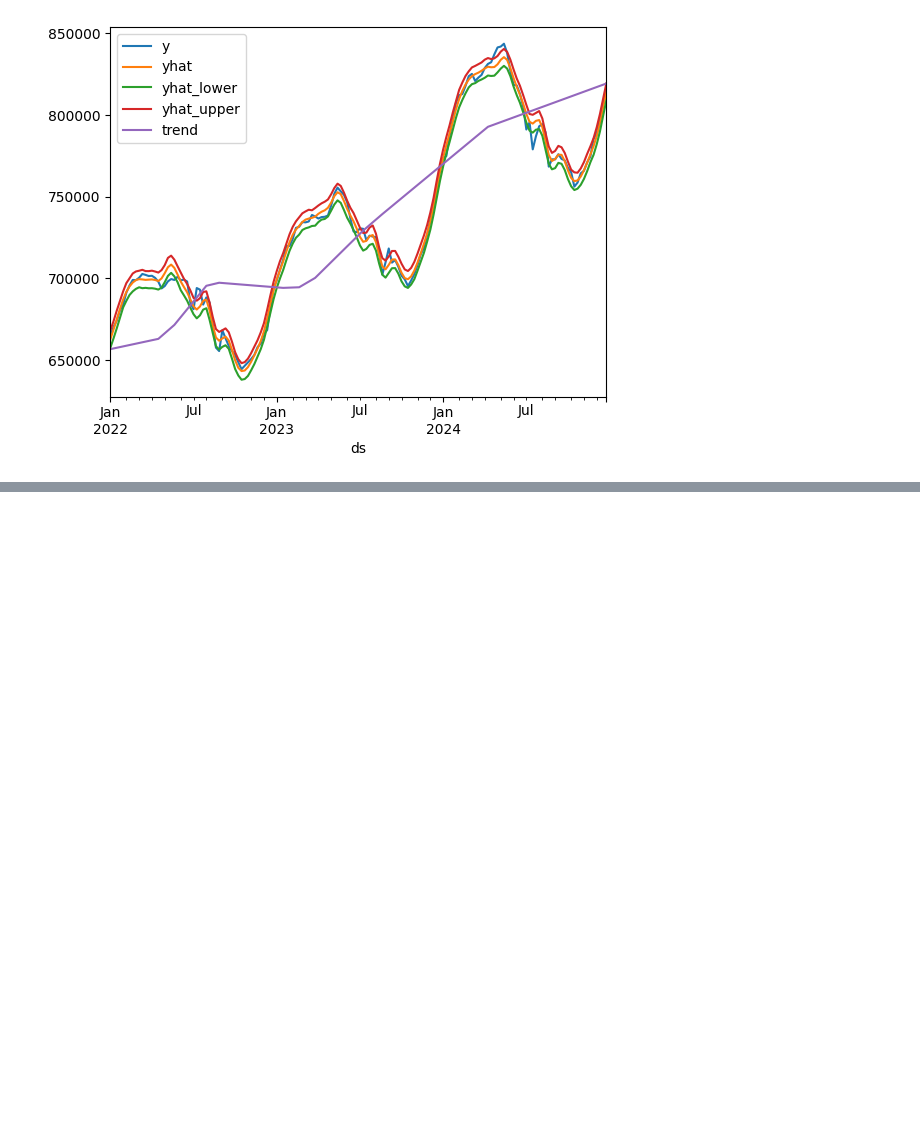
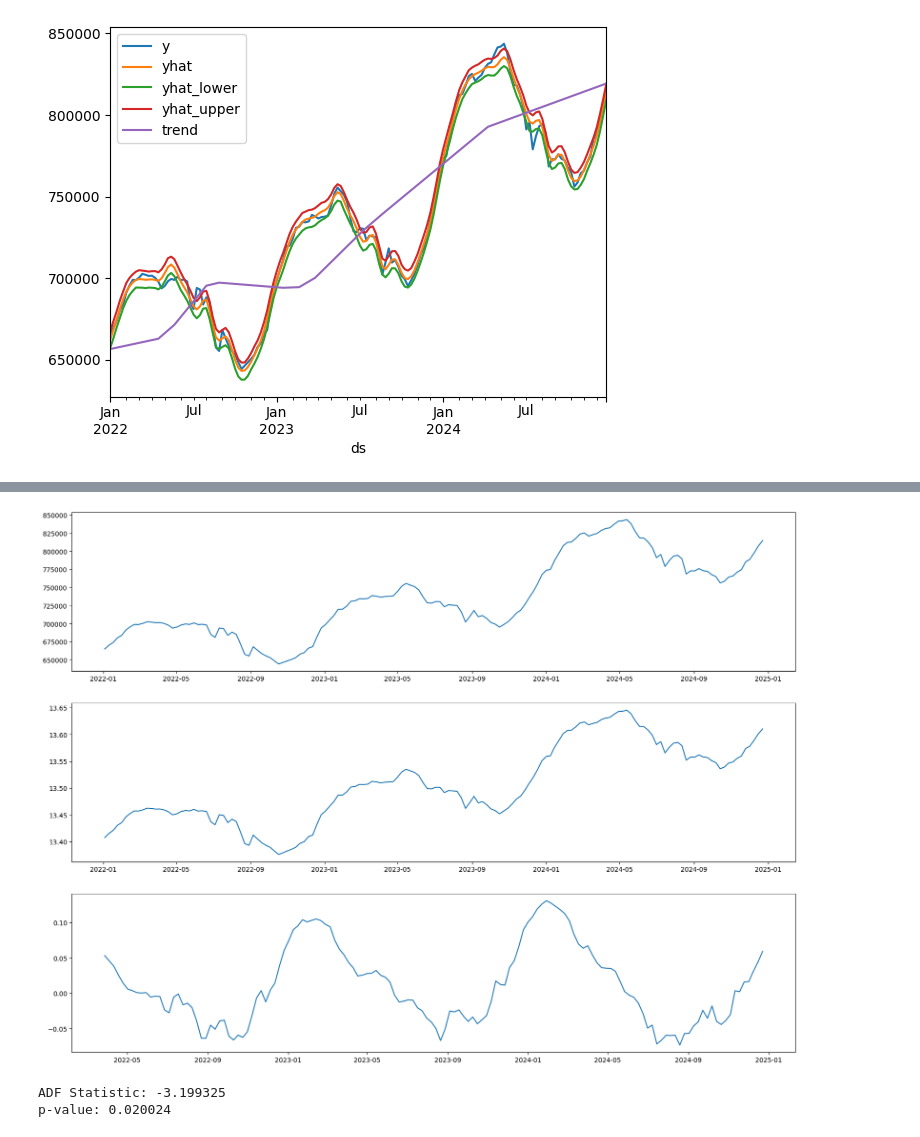
Before and after one commit to sailor-elite/Milk_delivery_prediction, a Jupyter notebook: Time_Series_analysis.ipynb, the cells around one changed output, grey strips where cells are left out. Cells and saved outputs as stored; diff of their text form; code cells hidden in the pictures; blank space fills up the shorter version.

```diff
--- a/Time_Series_analysis.ipynb
+++ b/Time_Series_analysis.ipynb
@@ -289,0 +369,2 @@ data["model_prophet"].plot(x='ds')
+# %%
+data["forecast"] = data["forecast"].drop(columns=["y_diff1", "y_diff2", "y_diff3"],axis=1)
@@ -289,0 +373,19 @@ data["model_prophet"].plot(x='ds')
+# %%
+data["model_ARIMA"] = data["forecast"]
+# %%
+fig, ax = plt.subplots(3, 1, figsize=(20, 15))
+
+ax[0].plot(data["model_ARIMA"]["ds"], data["model_ARIMA"]["y"], label="Original series")
+ax[1].plot(data["model_ARIMA"]["ds"], np.log(data["model_ARIMA"]["y"]), label="After log transform")
+data["model_ARIMA"]["transformed"] = np.log(data["model_ARIMA"]["y"]).diff(periods = 12)
+data["model_ARIMA"].dropna(inplace=True)
+ax[2].plot(data["model_ARIMA"]["ds"], data["model_ARIMA"]["transformed"], label="After differencing");
+# %% [output]
+[figure, added]
+# %%
+adf_test = adfuller(data["model_ARIMA"]["transformed"].dropna())
+print('ADF Statistic: %f' % adf_test[0])
+print('p-value: %f' % adf_test[1])
+# %% [output]
+ADF Statistic: -3.199325
+p-value: 0.020024
```
Also changed, not shown: parts of 65 cells of this notebook.
